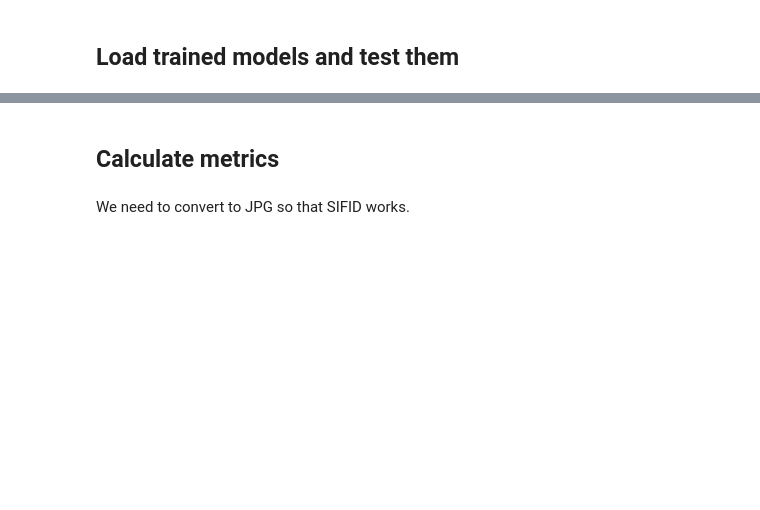
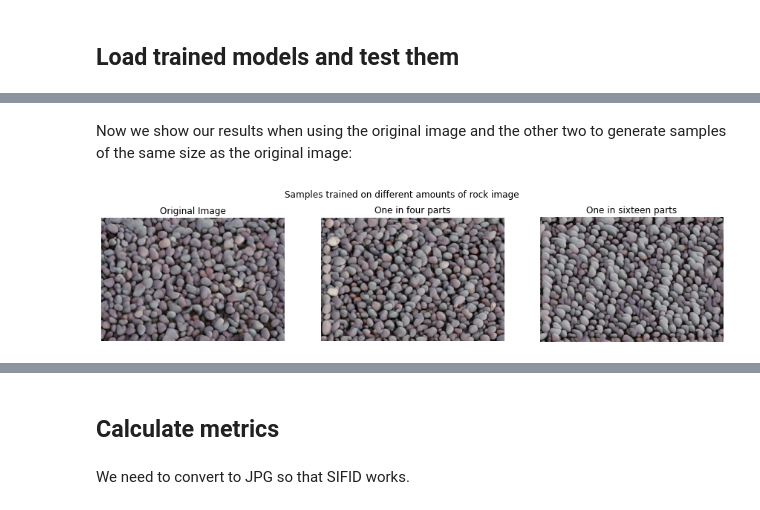
Before and after one commit to aliciafmachado/texture_singan, a Jupyter notebook: SinGAN_Alicia.ipynb, the cells around one changed output, grey strips where cells are left out. Drawn from its saved outputs; the diff is of its cells as text; code cells hidden in the pictures; blank space fills up the shorter version.

```diff
--- a/SinGAN_Alicia.ipynb
+++ b/SinGAN_Alicia.ipynb
@@ -335,0 +380,12 @@ Random Seed:  6142
+# %% [markdown]
+Now we show our results when using the original image and the other two to generate samples of the same size as the original image:
+# %%
+list_paths = ['Output/RandomSamples/rocks_small/gen_start_scale=0/0.png',
+              'Output/RandomSamples_ArbitrerySizes/rocks_small_cropped/scale_v=2.000000_scale_h=2.000000/0.png',
+              'Output/RandomSamples_ArbitrerySizes/rocks_small_1_8/scale_v=4.000000_scale_h=4.000000/0.png']
+
+main_title = 'Samples trained on different amounts of rock image'
+
+plot_imgs(list_paths, list_titles, main_title)
+# %% [output]
+[figure, added]
```
Also changed, not shown: parts of 147 cells of this notebook.
